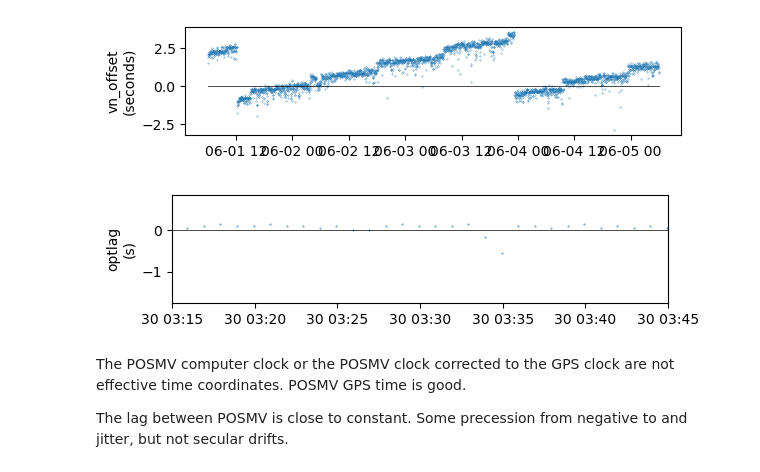
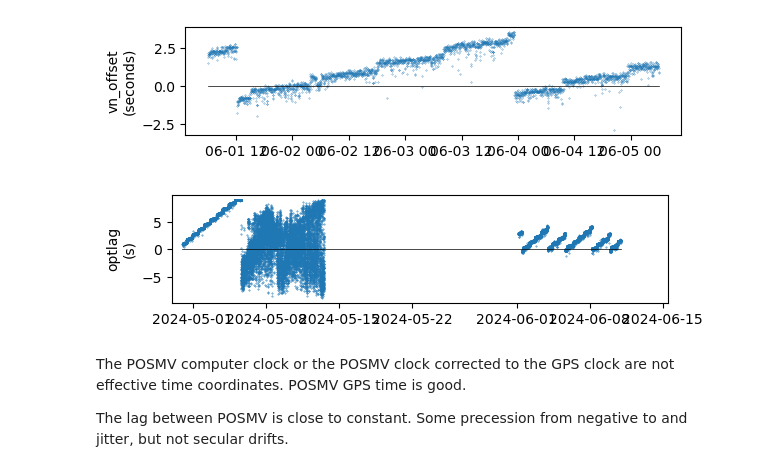
Before and after one commit to deszoeke/lidar, a Jupyter notebook: rot_sandbox.ipynb, the cells around one changed output. Saved outputs shown, nothing was run; the diff lists cells and outputs as text; code cells hidden in the pictures.

Commit message:
syncing works; confused over posmv time coordinate

```diff
--- a/rot_sandbox.ipynb
+++ b/rot_sandbox.ipynb
@@ -563,16 +564,16 @@ end
 # %%
 # plot the optimum lags
 clf()
 subplot(3,1,1)
 plot(dts, 0.05*optlag, marker=".", markersize=0.7, linestyle="none")
 plot([dts[1], dts[end]], [0,0], color="k", linewidth=0.5)
 xlim([DateTime(2024,4,29), DateTime(2024,6,15,12)])
-xlim([DateTime(2024,4,30,3,15), DateTime(2024,4,30,3,45)])
+# xlim([DateTime(2024,4,30,3,15), DateTime(2024,4,30,3,45)])
 ylabel("optlag\n(s)")
 gcf()
 # looks great!
 # %% [output]
-[figure, old version]
+[figure, new version]
 # %% [markdown]
 The POSMV computer clock or the POSMV clock corrected to the GPS clock are not effective time coordinates. POSMV GPS time is good.
 
```
Also changed, not shown: parts of 3 cells of this notebook.
